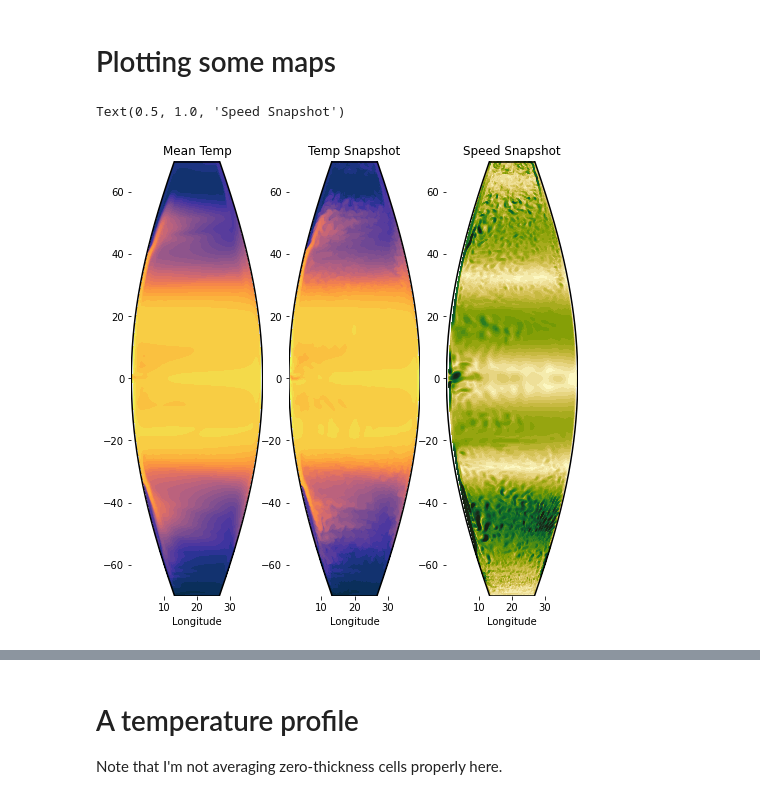
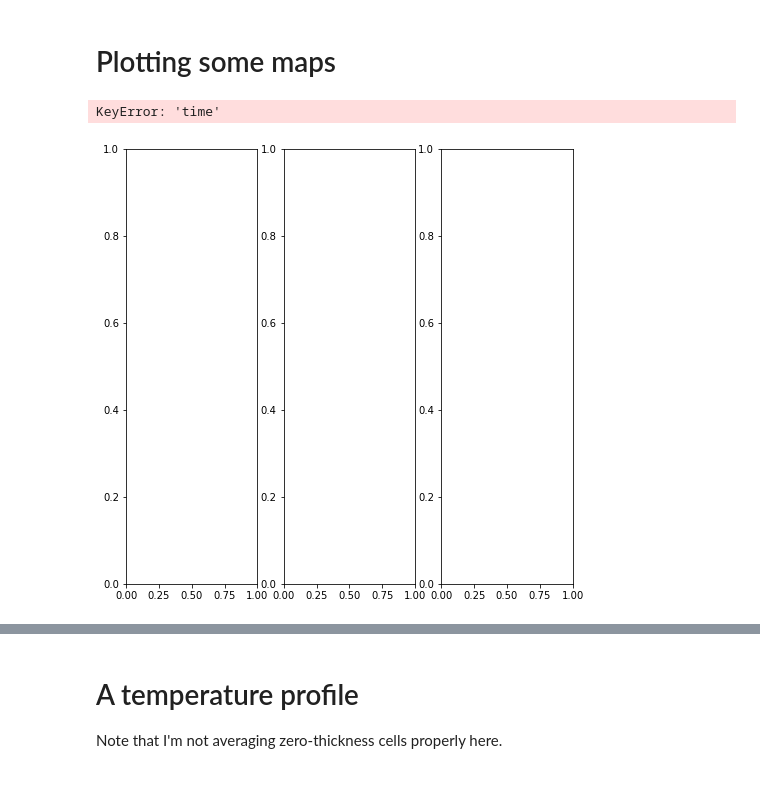
Before and after one commit to AndyHoggANU/anu-tub, a Jupyter notebook: diagnostics/Start_Plotting.ipynb, the cells around one changed output, grey strips where cells are left out. Drawn from its saved outputs; the diff is of its cells as text; code cells hidden in the pictures.

```diff
--- a/diagnostics/Start_Plotting.ipynb
+++ b/diagnostics/Start_Plotting.ipynb
@@ -11,7 +11,7 @@ import xarray as xr
 import cmocean as cm
 from cosima_cookbook import explore
 # %%
-db = 'anu-tub.db'
+db = '/g/data/x77/amh157/anu-tub/diagnostics/anu-tub.db'
 session=cc.database.create_session(db)
-experiment='anu-tub-control'
+experiment='anu-tub-new'
 # %%
@@ -87,31 +87,31 @@ def plot_mercator(ax,X0,Y0):
 # %%
 fig, ax = plt.subplots(1,3,figsize=(8,8))
 vlev = np.linspace(-2,32,34)
 
 #
-darray = cc.querying.getvar(experiment, 'temp', session,ncfile='prog_ave.nc',start_time=start_time)
-temp_surf = darray.mean('Time').isel(zl=0)
-X,Y = plot_mercator(ax[0],temp_surf.coords['xh'],temp_surf.coords['yh'])
-p1=ax[0].contourf(X,Y,temp_surf,levels=vlev,extend='both',cmap=cm.cm.thermal)
-ax[0].set_title('Mean Temp')
+#darray = cc.querying.getvar(experiment, 'temp', session,ncfile='prog_ave.nc')
+#temp_surf = darray.mean('Time').isel(zl=0)
+#X,Y = plot_mercator(ax[0],temp_surf.coords['xh'],temp_surf.coords['yh'])
+#p1=ax[0].contourf(X,Y,temp_surf,levels=vlev,extend='both',cmap=cm.cm.thermal)
+#ax[0].set_title('Mean Temp')
 
 #
-darray = cc.querying.getvar(experiment, 'temp', session,ncfile='prog.nc',start_time=start_time)
+darray = cc.querying.getvar(experiment, 'temp', session,ncfile='prog.nc')
 temp_snap = darray.isel(Time=-1).isel(zl=0)
 X,Y = plot_mercator(ax[1],temp_snap.coords['xh'],temp_surf.coords['yh'])
 p1=ax[1].contourf(X,Y,temp_snap,levels=vlev,extend='both',cmap=cm.cm.thermal)
 ax[1].set_title('Temp Snapshot')
 
 #
 slev = np.linspace(0,1,26)
-darray = cc.querying.getvar(experiment, 'u', session,ncfile='prog.nc',start_time=start_time)
+darray = cc.querying.getvar(experiment, 'u', session,ncfile='prog.nc')
 u_snap = darray.isel(Time=-1).isel(zl=0)
-darray = cc.querying.getvar(experiment, 'v', session,ncfile='prog.nc',start_time=start_time)
+darray = cc.querying.getvar(experiment, 'v', session,ncfile='prog.nc')
 v_snap = darray.isel(Time=-1).isel(zl=0)
 speed = (u_snap.values[:,:-1]**2 + v_snap[:-1,:].values**2)**(0.5)
 X,Y = plot_mercator(ax[2],temp_surf.coords['xh'],temp_surf.coords['yh'])
 p1=ax[2].contourf(X,Y,speed,levels=slev,extend='both',cmap=cm.cm.speed)
 ax[2].set_title('Speed Snapshot')
 # %% [output]
-Text(0.5, 1.0, 'Speed Snapshot')
+KeyError: 'time'
-[figure, old version]
+[figure, new version]
```
Also changed, not shown: parts of 5 cells of this notebook, 3 other files.
